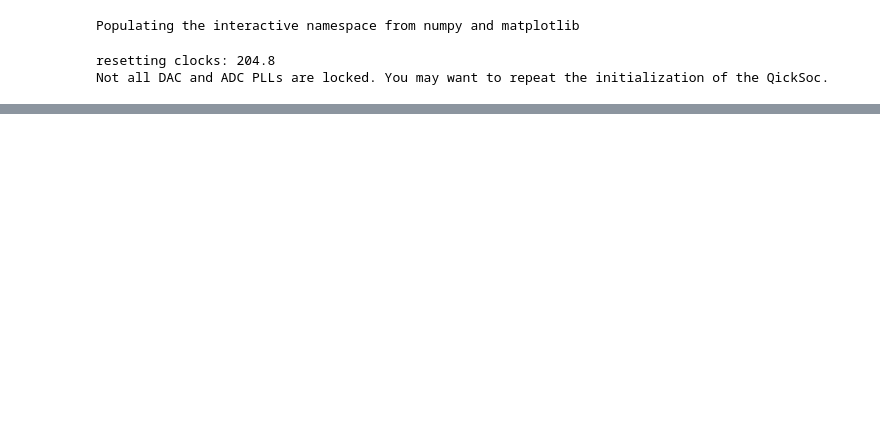
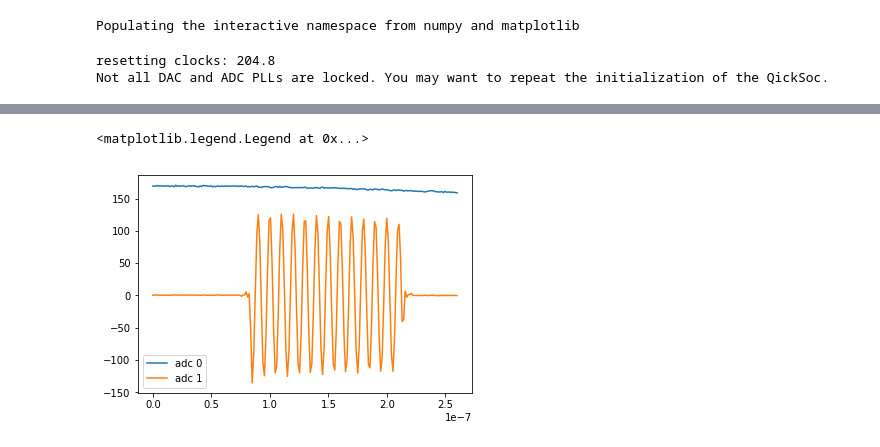
Before and after one commit to khphamh/Yao_fpga, a Jupyter notebook: test trigger delay.ipynb, the cells around one changed output, grey strips where cells are left out. Cells and saved outputs as stored; diff of their text form; code cells hidden in the pictures; blank space fills up the shorter version.

```diff
--- a/test trigger delay.ipynb
+++ b/test trigger delay.ipynb
@@ -285,0 +307,19 @@ plt.plot(time_list[start:], voltage_list)
+# %%
+time_list = np.linspace(0, 100*2.6*(10**(-9)), len(iq0[0]))
+voltage_list_0 = []
+voltage_list_1 = []
+start = 0
+for i in range(start, len(iq0[0])):
+    voltage_list_0.append(iq0[0][i]*np.cos(2*np.pi*100*(10**6)*time_list[i]) +iq0[1][i]*np.sin(2*np.pi*100*(10**6)*time_list[i]))
+    voltage_list_1.append(iq1[0][i]*np.cos(2*np.pi*100*(10**6)*time_list[i]) +iq1[1][i]*np.sin(2*np.pi*100*(10**6)*time_list[i]))
+
+
+
+#plt.plot(time_list[start:], voltage_list_0, 'r.')
+plt.plot(time_list[start:], voltage_list_0, label = "adc 0")
+#plt.plot(time_list[start:], voltage_list_1, 'k.')
+plt.plot(time_list[start:], voltage_list_1, label = "adc 1")
+plt.legend()
+# %% [output]
+<matplotlib.legend.Legend at 0x...>
+[figure, added]
```
Also changed, not shown: parts of 5 cells of this notebook.
